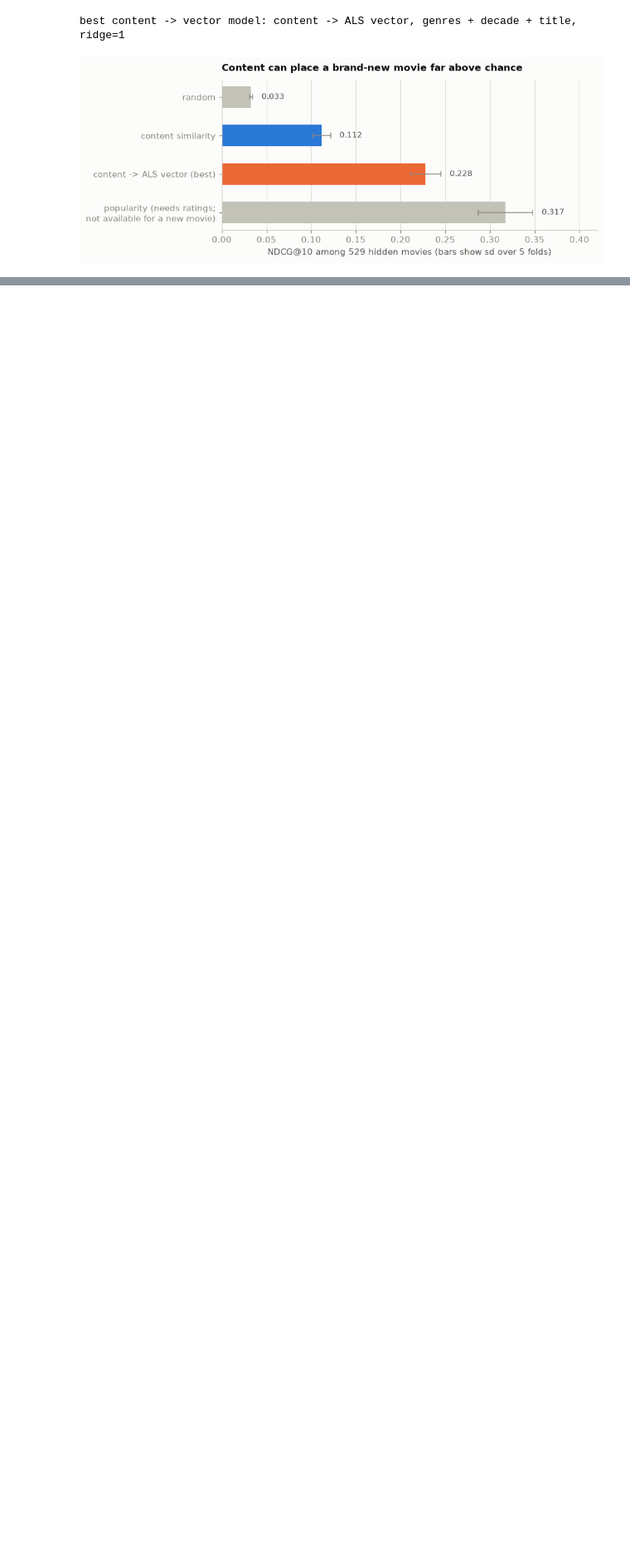
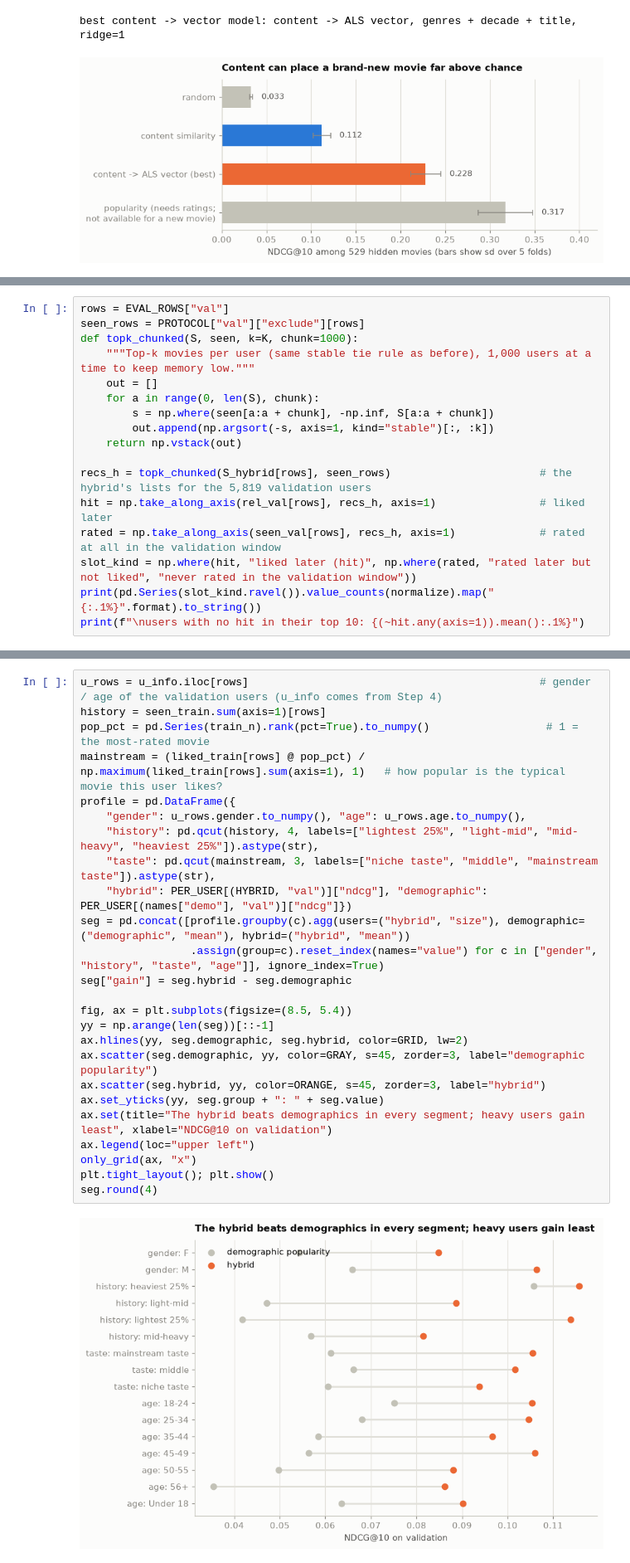
Before and after one commit to anushka-tyagi01/movie-recommendation-engine, a Jupyter notebook: notebooks/movie_recommendation_engine.ipynb, the cells around one changed output, grey strips where cells are left out. Shown at 83% size. Cells and saved outputs as stored; diff of their text form; blank space fills up the shorter version.

```diff
--- a/notebooks/movie_recommendation_engine.ipynb
+++ b/notebooks/movie_recommendation_engine.ipynb
@@ -1545,0 +1557,17 @@ best content -> vector model: content -> ALS vector, genres + decade + title, ri
+# %%
+rows = EVAL_ROWS["val"]
+seen_rows = PROTOCOL["val"]["exclude"][rows]
+def topk_chunked(S, seen, k=K, chunk=1000):
+    """Top-k movies per user (same stable tie rule as before), 1,000 users at a time to keep memory low."""
+    out = []
+    for a in range(0, len(S), chunk):
+        s = np.where(seen[a:a + chunk], -np.inf, S[a:a + chunk])
+        out.append(np.argsort(-s, axis=1, kind="stable")[:, :k])
+    return np.vstack(out)
+
+recs_h = topk_chunked(S_hybrid[rows], seen_rows)                       # the hybrid's lists for the 5,819 validation users
+hit = np.take_along_axis(rel_val[rows], recs_h, axis=1)                # liked later
+rated = np.take_along_axis(seen_val[rows], recs_h, axis=1)             # rated at all in the validation window
+slot_kind = np.where(hit, "liked later (hit)", np.where(rated, "rated later but not liked", "never rated in the validation window"))
+print(pd.Series(slot_kind.ravel()).value_counts(normalize).map("{:.1%}".format).to_string())
+print(f"\nusers with no hit in their top 10: {(~hit.any(axis=1)).mean():.1%}")
@@ -1545,0 +1580,27 @@ best content -> vector model: content -> ALS vector, genres + decade + title, ri
+# %%
+u_rows = u_info.iloc[rows]                                             # gender / age of the validation users (u_info comes from Step 4)
+history = seen_train.sum(axis=1)[rows]
+pop_pct = pd.Series(train_n).rank(pct=True).to_numpy()                  # 1 = the most-rated movie
+mainstream = (liked_train[rows] @ pop_pct) / np.maximum(liked_train[rows].sum(axis=1), 1)   # how popular is the typical movie this user likes?
+profile = pd.DataFrame({
+    "gender": u_rows.gender.to_numpy(), "age": u_rows.age.to_numpy(),
+    "history": pd.qcut(history, 4, labels=["lightest 25%", "light-mid", "mid-heavy", "heaviest 25%"]).astype(str),
+    "taste": pd.qcut(mainstream, 3, labels=["niche taste", "middle", "mainstream taste"]).astype(str),
+    "hybrid": PER_USER[(HYBRID, "val")]["ndcg"], "demographic": PER_USER[(names["demo"], "val")]["ndcg"]})
+seg = pd.concat([profile.groupby(c).agg(users=("hybrid", "size"), demographic=("demographic", "mean"), hybrid=("hybrid", "mean"))
+                 .assign(group=c).reset_index(names="value") for c in ["gender", "history", "taste", "age"]], ignore_index=True)
+seg["gain"] = seg.hybrid - seg.demographic
+
+fig, ax = plt.subplots(figsize=(8.5, 5.4))
+yy = np.arange(len(seg))[::-1]
+ax.hlines(yy, seg.demographic, seg.hybrid, color=GRID, lw=2)
+ax.scatter(seg.demographic, yy, color=GRAY, s=45, zorder=3, label="demographic popularity")
+ax.scatter(seg.hybrid, yy, color=ORANGE, s=45, zorder=3, label="hybrid")
+ax.set_yticks(yy, seg.group + ": " + seg.value)
+ax.set(title="The hybrid beats demographics in every segment; heavy users gain least", xlabel="NDCG@10 on validation")
+ax.legend(loc="upper left")
+only_grid(ax, "x")
+plt.tight_layout(); plt.show()
+seg.round(4)
+# %% [output]
+[figure, added]
```
Also changed, not shown: parts of 22 cells of this notebook.
